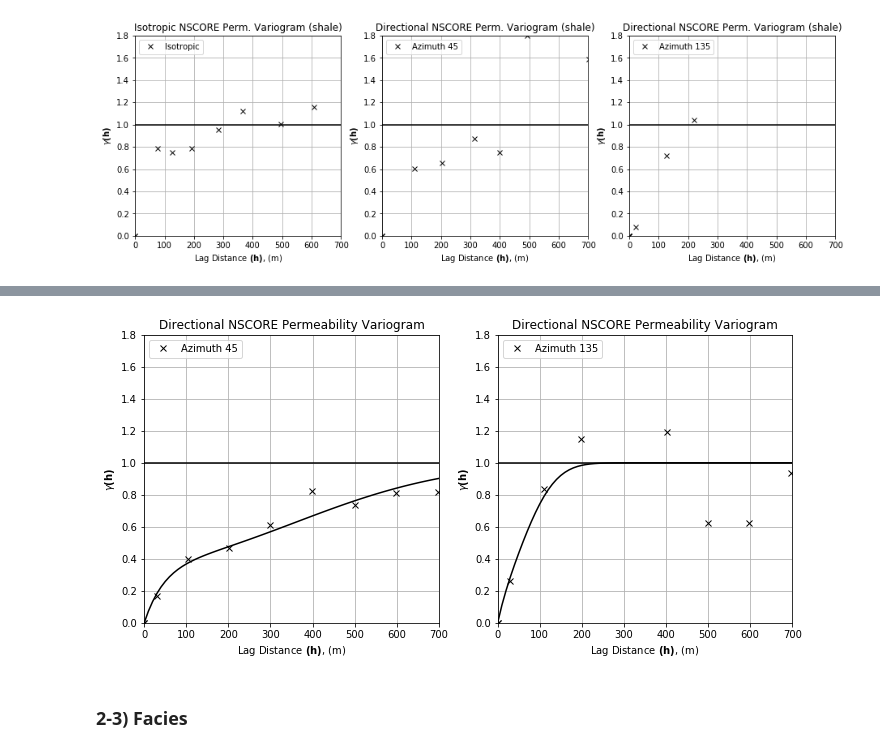
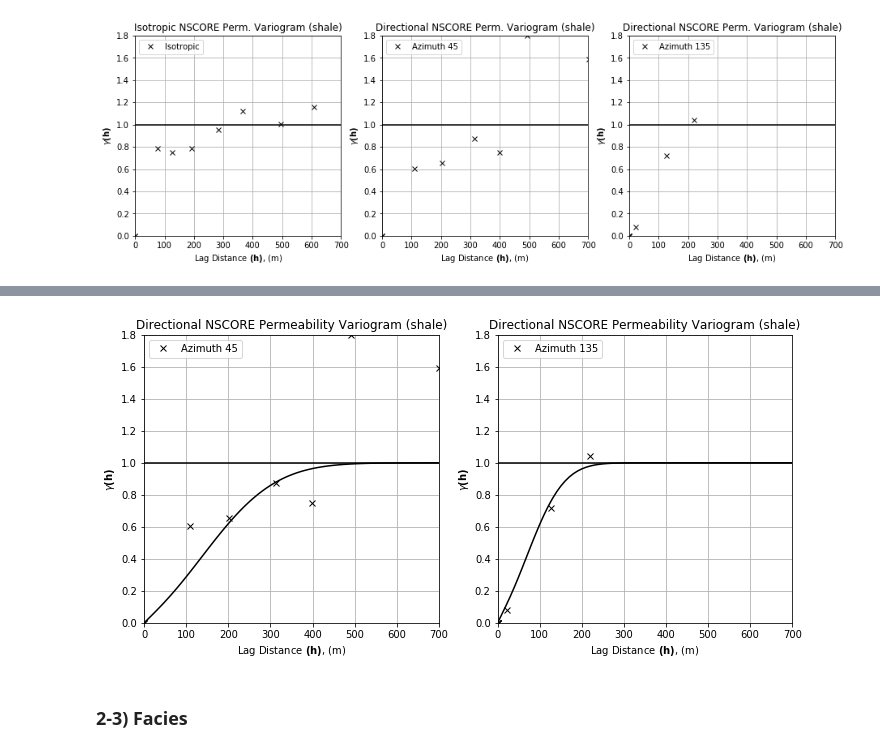
Before and after one commit to sunnylilypi/GS_3, a Jupyter notebook: Team_4_Project_3.ipynb, the cells around one changed output, grey strips where cells are left out. Drawn from its saved outputs; the diff is of its cells as text; code cells hidden in the pictures.

Commit message:
variogram model by facies added

```diff
--- a/Team_4_Project_3.ipynb
+++ b/Team_4_Project_3.ipynb
@@ -786,8 +907,8 @@ plt.show()
 [figure]
 # %%
 nug = 0; nst = 2
-it1 = 2; cc1 = 0.4; azi1 = 45; hmaj1 = 150; hmin1 = 100
-it2 = 3; cc2 = 0.6; azi2 = 45; hmaj2 = 900; hmin2 = 180
+it1 = 2; cc1 = 0.2; azi1 = 20; hmaj1 = 900; hmin1 = 100
+it2 = 3; cc2 = 0.8; azi2 = 20; hmaj2 = 900; hmin2 = 180
 
 vario = GSLIB.make_variogram(nug,nst,it1,cc1,azi1,hmaj1,hmin1,it2,cc2,azi2,hmaj2,hmin2)
 nlag = 70; xlag = 10; azm = 45;
@@ -801,7 +922,7 @@ plt.plot([0,2000],[1.0,1.0],color = 'black')
 plt.plot(h45,gam45,color = 'black')
 plt.xlabel(r'Lag Distance $\bf(h)$, (m)')
 plt.ylabel(r'$\gamma \bf(h)$')
-plt.title('Directional NSCORE Permeability Variogram')
+plt.title('Directional NSCORE Permeability Variogram (shale)')
 plt.xlim([0,700])
 plt.ylim([0,1.8])
 plt.legend(loc='upper left')
@@ -813,7 +934,7 @@ plt.plot([0,2000],[1.0,1.0],color = 'black')
 plt.plot(h135,gam135,color = 'black')
 plt.xlabel(r'Lag Distance $\bf(h)$, (m)')
 plt.ylabel(r'$\gamma \bf(h)$')
-plt.title('Directional NSCORE Permeability Variogram')
+plt.title('Directional NSCORE Permeability Variogram (shale)')
 plt.xlim([0,700])
 plt.ylim([0,1.8])
 plt.legend(loc='upper left')
@@ -827,4 +948,4 @@ plt.show()
-[figure, old version]
+[figure, new version]
 # %% [markdown]
 ### 2-3) Facies
 # %%
```
Also changed, not shown: parts of 10 cells of this notebook.
